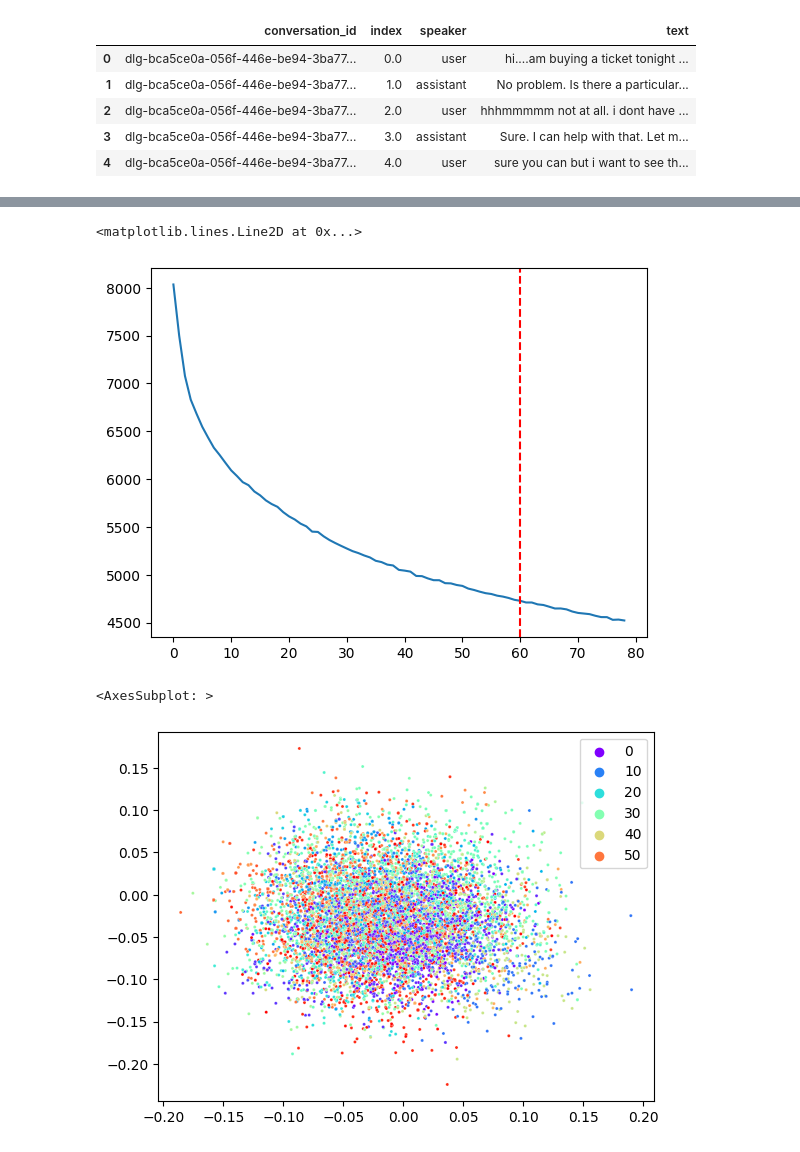
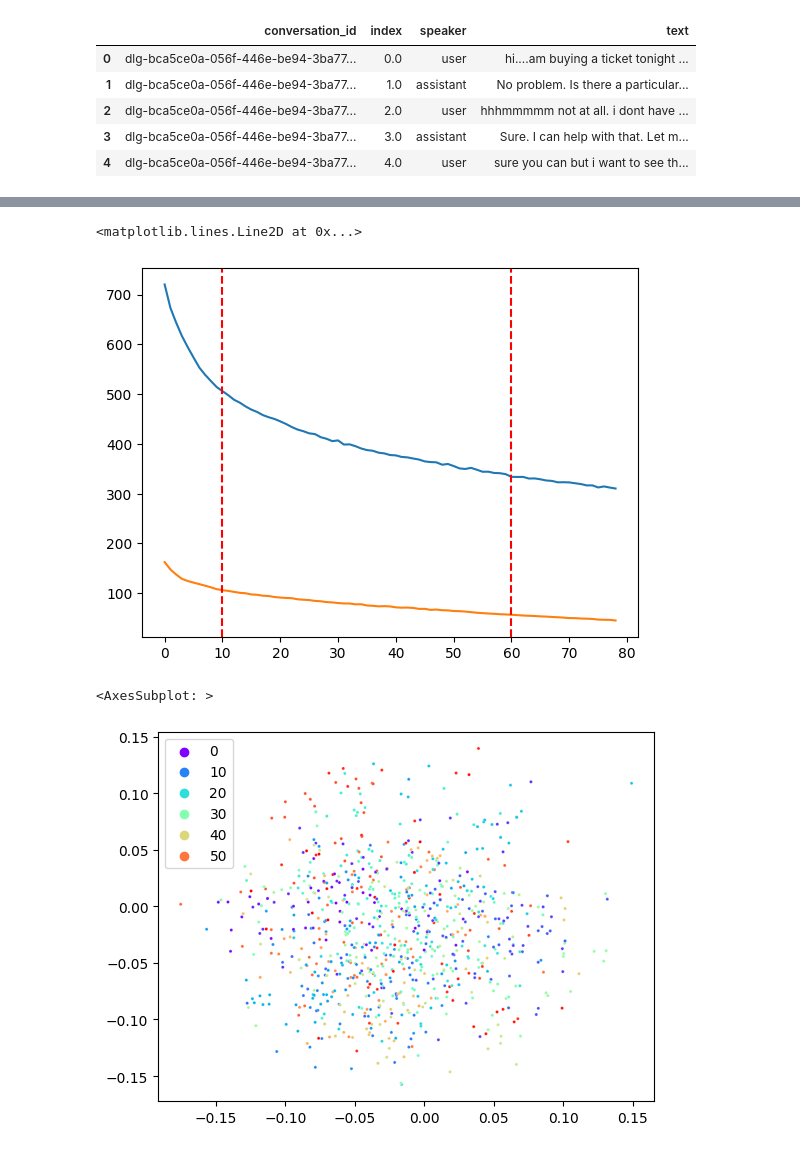
Before and after one commit to javierrojas6/nlp-final-proyect, a Jupyter notebook: intent classification.ipynb, the cells around one changed output, grey strips where cells are left out. Drawn from its saved outputs; the diff is of its cells as text; code cells hidden in the pictures.

```diff
--- a/intent classification.ipynb
+++ b/intent classification.ipynb
@@ -40,3 +66,4 @@ model = SentenceTransformer('all-MiniLM-L6-v2')
 # %%
 #Compute embedding for both lists
-embeddings1 = model.encode(df['text'], convert_to_tensor=True)
+embeddings1 = model.encode(unique_user_lines, convert_to_tensor=True)
+embeddings2 = model.encode(unique_assistant_lines, convert_to_tensor=True)
@@ -53,15 +84,3 @@ import matplotlib.pyplot as plt
 from sklearn.cluster import KMeans
 import seaborn as sns
 import matplotlib.pyplot as plt
-
-# default 8 clasess plot
-kmeans = KMeans(n_clusters=8)
-kmeans.fit(ìtems)
-
-print('centers:', len(kmeans.cluster_centers_),kmeans.cluster_centers_)
-print('labels: ',len(kmeans.labels_), kmeans.labels_)
-
-plt.scatter(ìtems[:,0],ìtems[:,1], c=kmeans.labels_, cmap='rainbow', s=5)
-
-data = ìtems
-labels = kmeans.labels_
@@ -84,9 +87,15 @@ labels:  9893 [7 3 6 ... 3 5 5]
 # %%
  #dinamic best # clasess
-ìtems = embeddings1.to('cpu').detach().numpy()
-wcss = []
+
+user_wcss = []
+assistant_wcss = []
 for number_of_clusters in range(1,80):
     kmeans = KMeans(n_clusters = number_of_clusters, random_state = 42)
-    kmeans.fit(ìtems)
-    wcss.append(kmeans.inertia_)
-wcss
+    kmeans.fit(user_ìtems)
+    user_wcss.append(kmeans.inertia_)
+
+assistant_wcss = []
+for number_of_clusters in range(1,80):
+    kmeans = KMeans(n_clusters = number_of_clusters, random_state = 42)
+    kmeans.fit(assistant_ìtems)
+    assistant_wcss.append(kmeans.inertia_)
@@ -118,14 +108,22 @@ best_cluster_number = 60
+# %%
+best_cluster_number_user = 60
+best_cluster_number_assistant = 10
 # %%
-plt.plot(range(len(wcss)), wcss)
-plt.axvline(best_cluster_number, linestyle='--', color='r')
+plt.plot(range(len(user_wcss)), user_wcss)
+plt.plot(range(len(assistant_wcss)), assistant_wcss)
+plt.axvline(best_cluster_number_user, linestyle='--', color='r')
+plt.axvline(best_cluster_number_assistant, linestyle='--', color='r')
 # %% [output]
 <matplotlib.lines.Line2D at 0x...>
-[figure, old version]
+[figure, new version]
 # %%
-ìtems = embeddings1.to('cpu').detach().numpy()
-kmeans = KMeans(n_clusters=best_cluster_number, random_state=42)
-kmeans.fit(ìtems)
-sns.scatterplot(x = ìtems[:,0], y = ìtems[:,1], hue=kmeans.labels_,palette="rainbow", s=5)
+kmeans_user = KMeans(n_clusters=best_cluster_number_user, random_state=42)
+kmeans_assistant = KMeans(n_clusters=best_cluster_number_assistant, random_state=42)
+
+kmeans_user.fit(user_ìtems)
+kmeans_assistant.fit(assistant_ìtems)
+
+sns.scatterplot(x = user_ìtems[:,0], y = user_ìtems[:,1], hue=kmeans_user.labels_,palette="rainbow", s=5)
 # %% [output]
 <AxesSubplot: >
-[figure, old version]
+[figure, new version]
```
Also changed, not shown: parts of 19 cells of this notebook.
